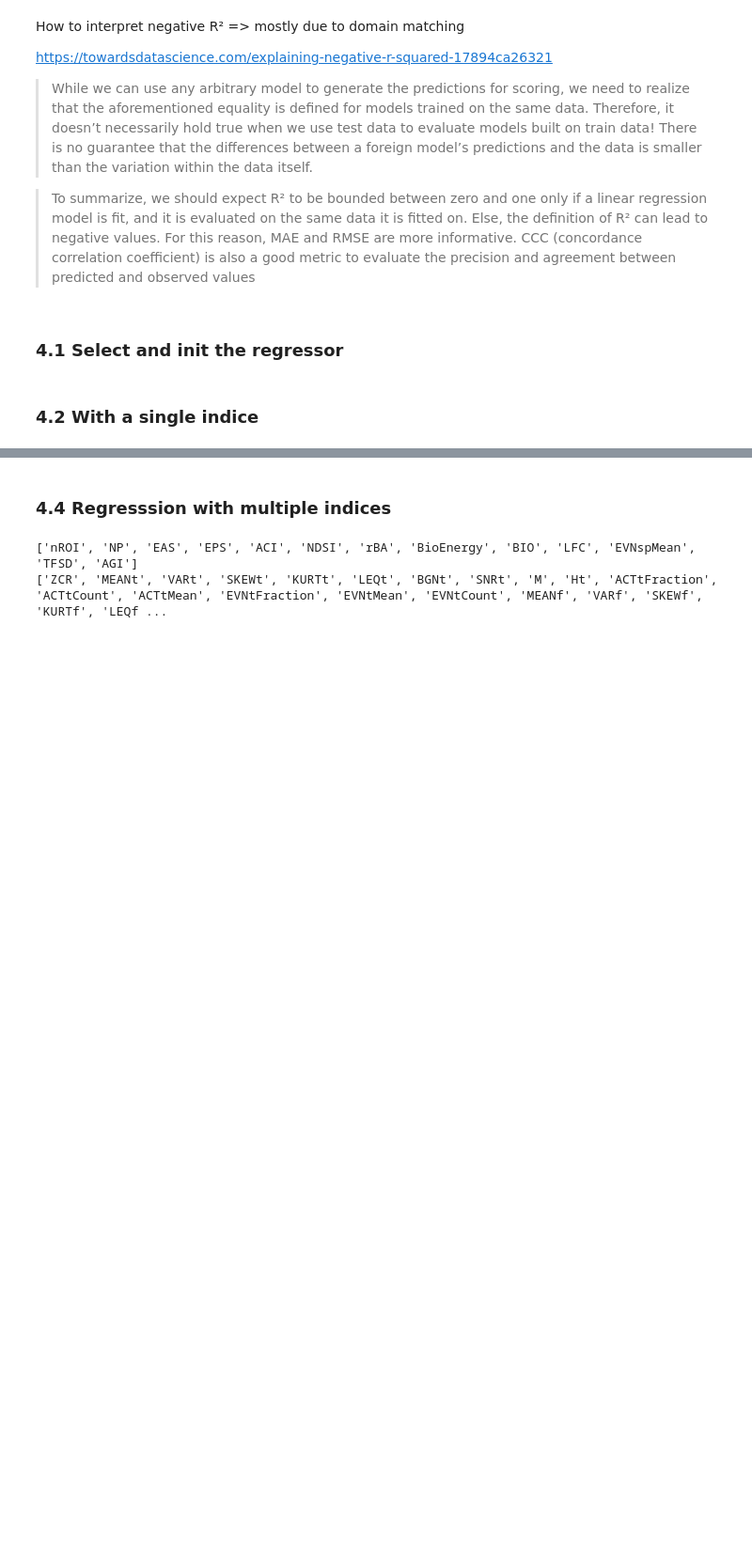
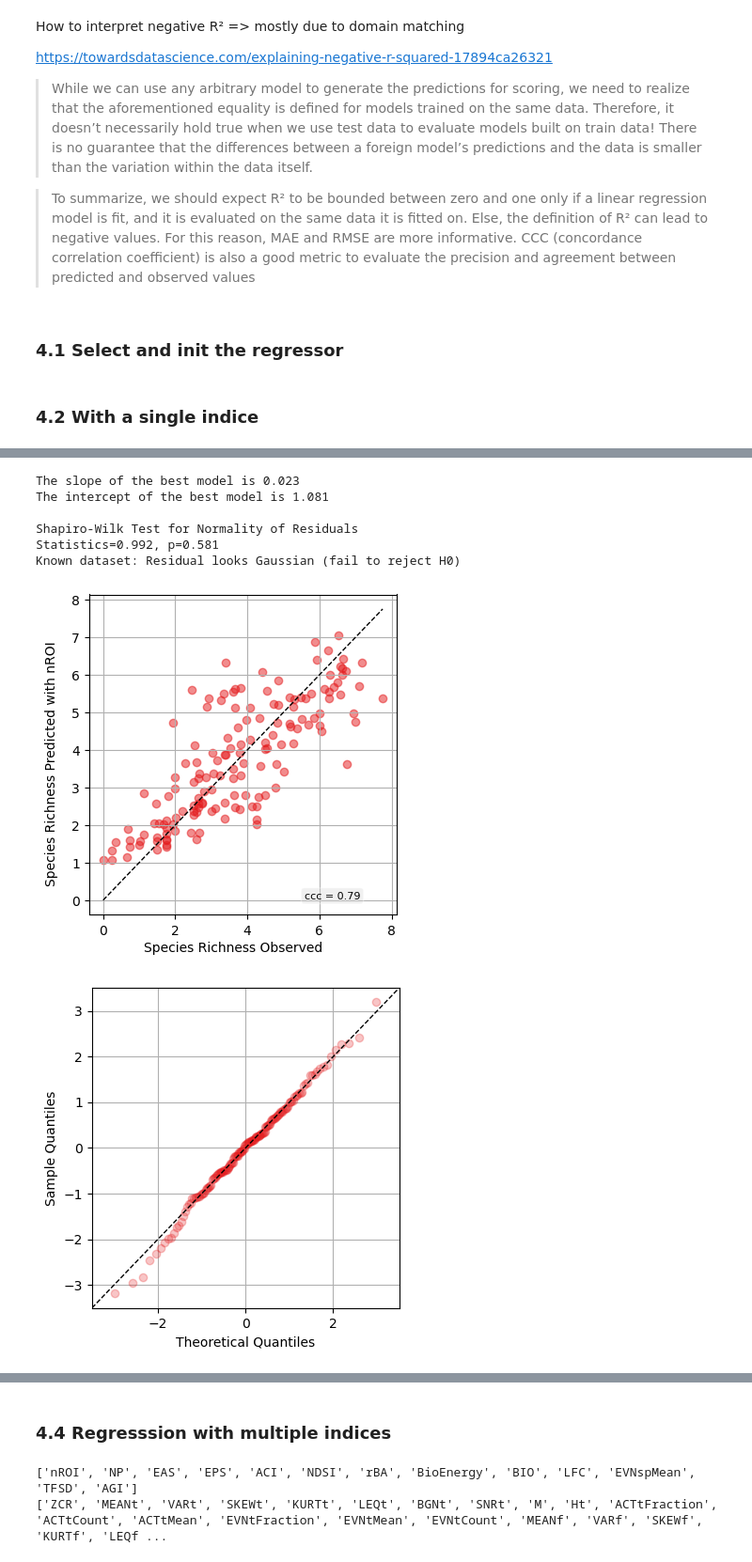
Before and after one commit to ear-team/haupert_acoustic_indices_2025, a Jupyter notebook: notebooks/03_indices_regression_linear_Groupkfold_by_habitat.ipynb, the cells around one changed output, grey strips where cells are left out. Shown at 94% size. Saved outputs shown, nothing was run; the diff lists cells and outputs as text; code cells hidden in the pictures; blank space fills up the shorter version.

```diff
--- a/notebooks/03_indices_regression_linear_Groupkfold_by_habitat.ipynb
+++ b/notebooks/03_indices_regression_linear_Groupkfold_by_habitat.ipynb
@@ -699,0 +783,80 @@ display(df_metrics_kfold)
+# %%
+"""==============================================================================
+        Plot the prediction vs the test and the residuals for the ensemble model
+        --------------------------------------------------------------------
+
+        Summary of the steps:
+        ---------------------
+        - Get x and y from the dataframe used for the training and corresponding
+        to the indice (INDICE). Habitats with less than 3 replicates have been removed.
+        - Get the ensemble model corresponding to the indice
+        - Get the prediction y_pred from the ensemble model of this indice
+        - Compute the Concordance Correlation Coefficient (CCC) between y and y_pred
+        - Plot the sanity check plots:
+                - Scatter plot of y vs y_pred with the metric on the plot
+                - QQ plot of the residuals
+                - Residuals vs prediction
+                - Histogram of the residuals
+        - Test the normality of the residuals with shapiro test
+
+=============================================================================="""
+
+SELECTED_INDICE = 'nROI' # nROI EVNspCount ACTspFract MFC NP EAS aROI BIO TFSD
+
+# concatenate the list CONFIG['list_indices'] to a string
+INDICE_STR = '_'.join([SELECTED_INDICE])
+
+# with known dataset
+x = df_initial[SELECTED_INDICE].to_numpy()
+y = df_initial[GT].astype('float')
+
+# print the coefficient of the ensemble model
+print(f'The slope of the ensemble model is {model_ensemble[SELECTED_INDICE].slope:.3f}')
+print(f'The intercept of the ensemble model is {model_ensemble[SELECTED_INDICE].intercept:.3f}')
+
+# do the prediction
+y_pred = model_ensemble[SELECTED_INDICE].predict(x)
+
+# extract CCC from the dataframe (sometimes it's None when the fit is not possible)
+# the metric corresponds to the average CCC obtained during the kfold cross-validation
+ccc = ccc_est(y, y_pred)
+
+diag_plot = plot_datasets(
+        y,
+        y_pred,
+        metric=ccc,
+        xlabel='Species Richness Observed',
+        ylabel='Species Richness Predicted with '+ ' '.join([SELECTED_INDICE]),
+        color=RED,
+        plot_qqplot=True,
+        plot_residuals=True,
+        plot_residuals_distribution=True)
+
+# Test the normality of the residuals with shapiro test
+# shapiro test
+stat, p = stats.shapiro(y-y_pred)
+print('\nShapiro-Wilk Test for Normality of Residuals')
+print('Statistics=%.3f, p=%.3f' % (stat, p))
+
+# interpret
+alpha = 0.05
+if p > alpha:
+        print('Known dataset: Residual looks Gaussian (fail to reject H0)')
+else:
+        print('Known dataset: Residual does not look Gaussian (reject H0)')
+
+if SAVE_RESIDUALS :
+        df_residuals = pd.DataFrame({
+                                'site': df_initial['site'],
+                                'residual': y - y_pred
+                                })
+        df_residuals.to_csv(path_or_buf=os.path.join(CONFIG['save_dir'], SELECTED_INDICE+'_residuals_simple_regression.csv'), sep=',', mode='w', header=True, index=True)
+# %% [output]
+The slope of the best model is 0.023
+The intercept of the best model is 1.081
+
+Shapiro-Wilk Test for Normality of Residuals
+Statistics=0.992, p=0.581
+Known dataset: Residual looks Gaussian (fail to reject H0)
+[figure, added]
+[figure, added]
```
Also changed, not shown: parts of 17 cells of this notebook, 4 other files.
